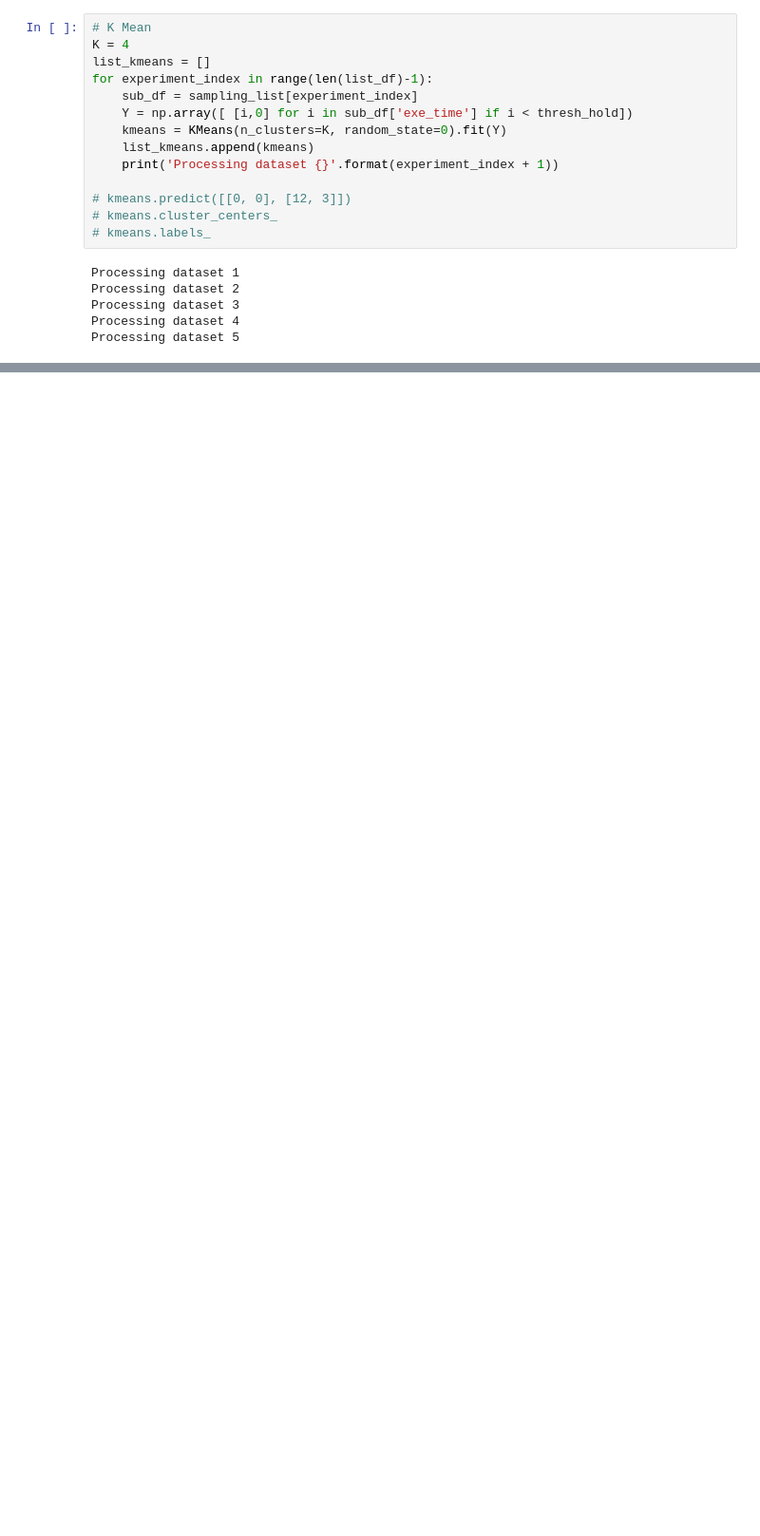
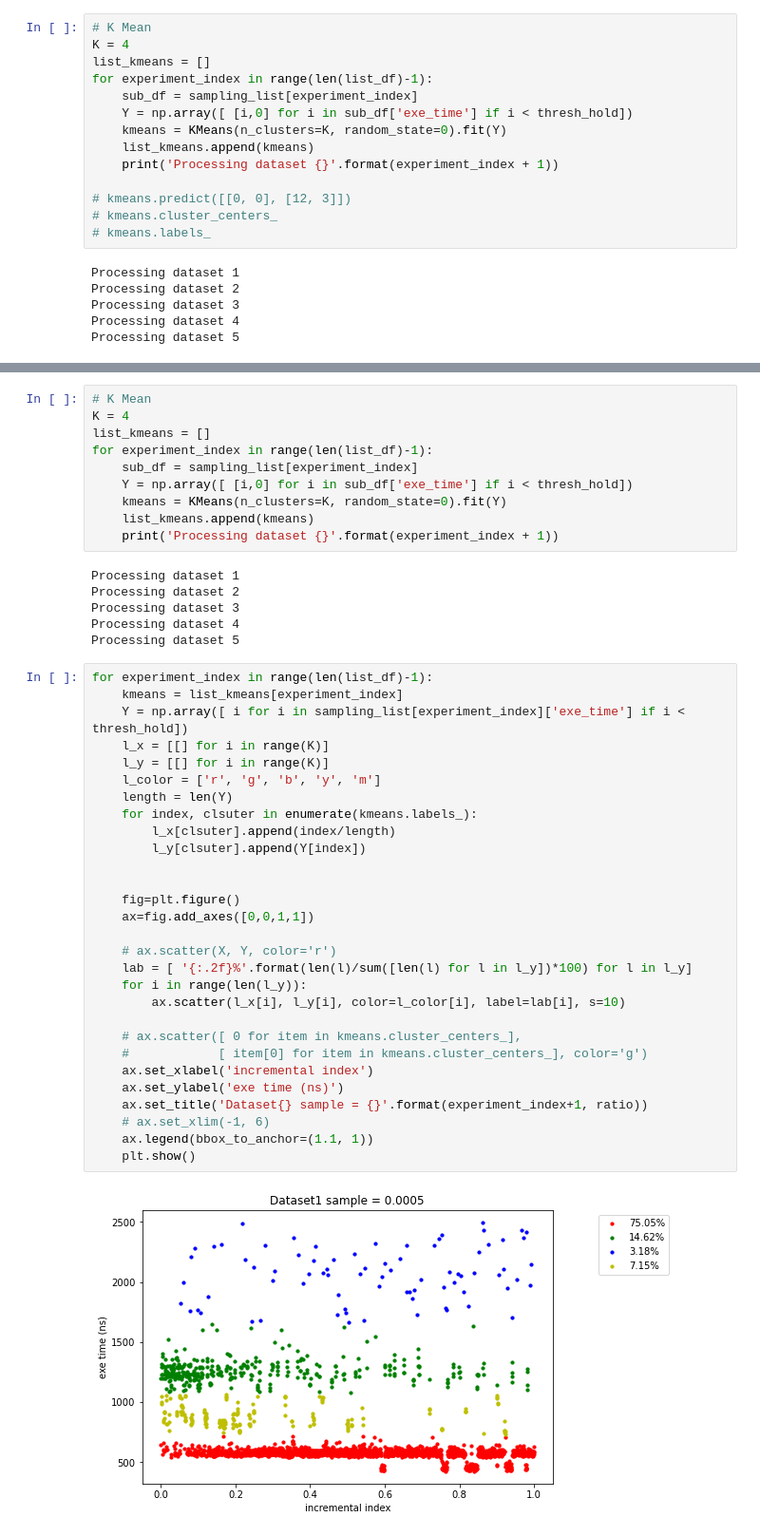
Before and after one commit to JinLabIIT/SEQUENCE-GO, a Jupyter notebook: data analysis/data analysis.ipynb, the cells around one changed output, grey strips where cells are left out. Shown: that part at 95% size. Cells and saved outputs as stored; diff of their text form; blank space fills up the shorter version.

```diff
--- a/data analysis/data analysis.ipynb
+++ b/data analysis/data analysis.ipynb
@@ -167,0 +230,47 @@ for experiment_index in range(len(list_df)-1):
+# %%
+# K Mean
+K = 4
+list_kmeans = []
+for experiment_index in range(len(list_df)-1):
+    sub_df = sampling_list[experiment_index]
+    Y = np.array([ [i,0] for i in sub_df['exe_time'] if i < thresh_hold])
+    kmeans = KMeans(n_clusters=K, random_state=0).fit(Y)
+    list_kmeans.append(kmeans)
+    print('Processing dataset {}'.format(experiment_index + 1))
+# %% [output]
+Processing dataset 1
+Processing dataset 2
+Processing dataset 3
+Processing dataset 4
+Processing dataset 5
+# %%
+for experiment_index in range(len(list_df)-1):
+    kmeans = list_kmeans[experiment_index]
+    Y = np.array([ i for i in sampling_list[experiment_index]['exe_time'] if i < thresh_hold])
+    l_x = [[] for i in range(K)]
+    l_y = [[] for i in range(K)]
+    l_color = ['r', 'g', 'b', 'y', 'm']
+    length = len(Y)
+    for index, clsuter in enumerate(kmeans.labels_):
+        l_x[clsuter].append(index/length)
+        l_y[clsuter].append(Y[index])
+
+
+    fig=plt.figure()
+    ax=fig.add_axes([0,0,1,1])
+
+    # ax.scatter(X, Y, color='r')
+    lab = [ '{:.2f}%'.format(len(l)/sum([len(l) for l in l_y])*100) for l in l_y]
+    for i in range(len(l_y)):
+        ax.scatter(l_x[i], l_y[i], color=l_color[i], label=lab[i], s=10)
+
+    # ax.scatter([ 0 for item in kmeans.cluster_centers_],
+    #            [ item[0] for item in kmeans.cluster_centers_], color='g')
+    ax.set_xlabel('incremental index')
+    ax.set_ylabel('exe time (ns)')
+    ax.set_title('Dataset{} sample = {}'.format(experiment_index+1, ratio))
+    # ax.set_xlim(-1, 6)
+    ax.legend(bbox_to_anchor=(1.1, 1))
+    plt.show()
+# %% [output]
+[figure, added]
```
Also changed, not shown: parts of 6 cells of this notebook.
